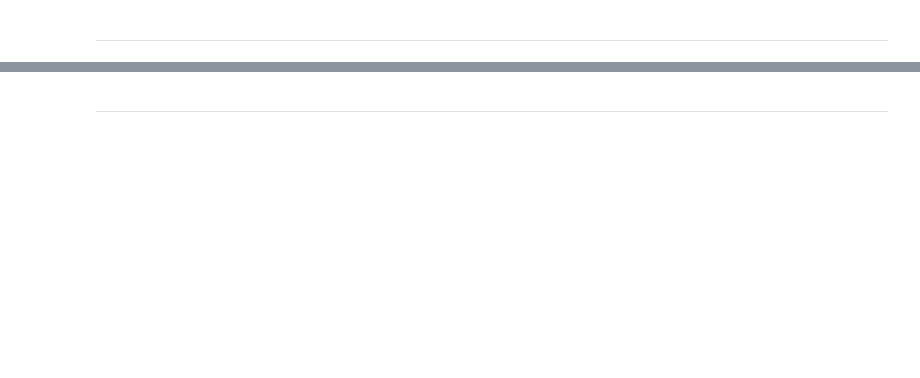
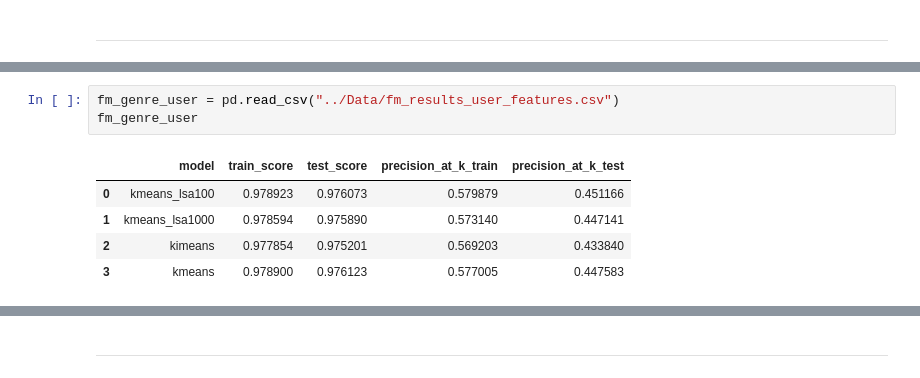
Before and after one commit to juanpablos/anime-recommender, a Jupyter notebook: Hitos/Hito_3.ipynb, the cells around one changed output, grey strips where cells are left out. Cells and saved outputs as stored; diff of their text form; blank space fills up the shorter version.

```diff
--- a/Hitos/Hito_3.ipynb
+++ b/Hitos/Hito_3.ipynb
@@ -255,0 +319,9 @@ TABLAS CON RESULTADOS
+# %%
+fm_genre_user = pd.read_csv("../Data/fm_results_user_features.csv")
+fm_genre_user
+# %% [output]
+|  | model | train_score | test_score | precision_at_k_train | precision_at_k_test |
+| 0 | kmeans_lsa100 | 0.978923 | 0.976073 | 0.579879 | 0.451166 |
+| 1 | kmeans_lsa1000 | 0.978594 | 0.975890 | 0.573140 | 0.447141 |
+| 2 | kimeans | 0.977854 | 0.975201 | 0.569203 | 0.433840 |
+| 3 | kmeans | 0.978900 | 0.976123 | 0.577005 | 0.447583 |
```
Also changed, not shown: parts of 21 cells of this notebook.
